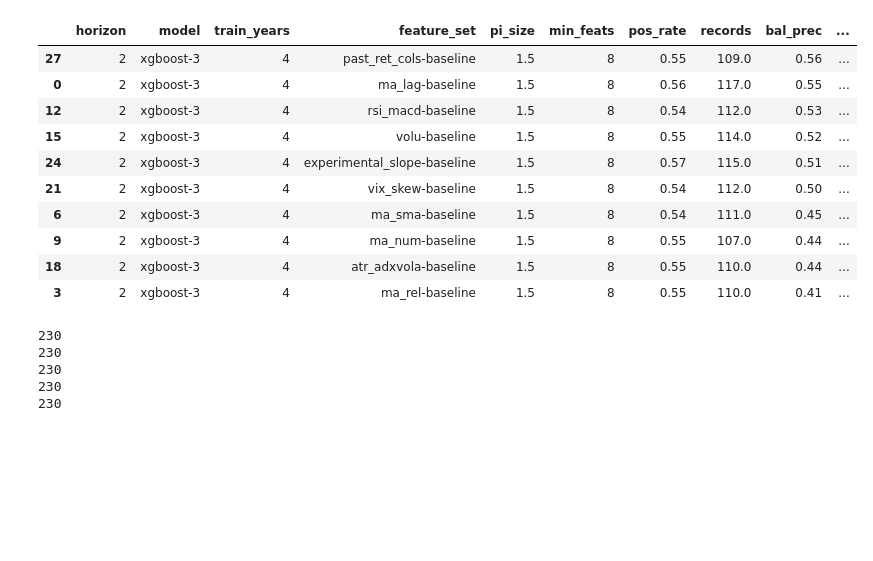
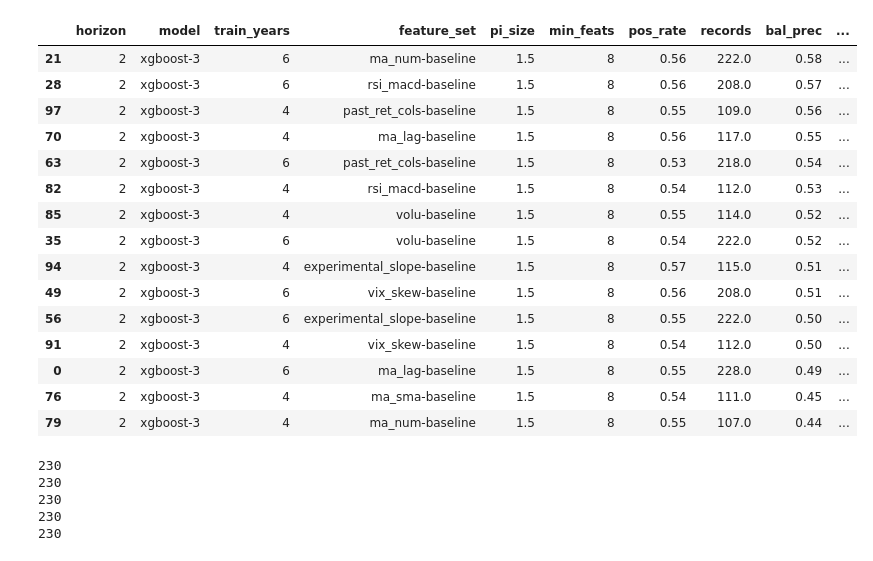
Before and after one commit to bchase17/Stocks, a Jupyter notebook: performance_assessment.ipynb, the cells around one changed output. Drawn from its saved outputs; the diff is of its cells as text; code cells hidden in the pictures; blank space fills up the shorter version.

Commit message:
baseline performance

```diff
--- a/performance_assessment.ipynb
+++ b/performance_assessment.ipynb
@@ -6,7 +6,7 @@ import importlib
 importlib.reload(min_features)
 importlib.reload(daily_return)
 
-perf_df = pd.read_csv("test.csv")
+perf_df = pd.read_csv("test2.csv")
 #perf_df = perf_df.drop_duplicates()
 perf_df['Date'] = perf_df['test_start']
 returns = [1, 2, 3, 5, 10, 20, 30]
@@ -105,44 +105,49 @@ def _metrics(min_th, cov_th, g: pd.DataFrame) -> pd.Series:
         f"cov_|{cov_th}|": cov,
         f"pprec_|{cov_th}|": prec_pos_th,
         f"nprec_|{cov_th}|": prec_neg_th,
     })
 
 min_th = .55
 cov_th = .75
 pred_df = perf_df[(perf_df["pred"] > min_th) | (perf_df["pred"] < (1 - min_th))].copy()
 metrics_df = (
     pred_df
     .dropna(subset=[y_col, p_col])
     .groupby(gcols, sort=False)
     .apply(lambda g: _metrics(min_th, cov_th, g), include_groups=False)
     .reset_index()
     .sort_values(["horizon", "mcc", "brier"], ascending=[True, False, True])
 )
 
 metrics_df['composite'] =  0.5*(metrics_df['bal_prec']) + 0.25*(metrics_df['mcc']) + .125*(1-(metrics_df['brier'])) + 0.1*((metrics_df[f'bal_prec_|{cov_th}|']) * (metrics_df[f'cov_|{cov_th}|']))
 # top per horizon (ranked by MCC desc, then Brier asc)
 top_by_horizon = (
     metrics_df
     .sort_values(["horizon", "composite", "log_loss"], ascending=[True, False, False])
     .groupby("horizon", as_index=False, sort=False)
-    .head(10)
+    .head(15)
 )
 
 #top_by_horizon.to_csv('top_performers.csv', index=False)
 top_by_horizon[top_by_horizon['horizon'] == 2].round(2)
 #top_by_horizon.round(2)
 # %% [output]
 |  | horizon | model | train_years | feature_set | pi_size | min_feats | pos_rate | records | bal_prec | ... |
-| 27 | 2 | xgboost-3 | 4 | past_ret_cols-baseline | 1.5 | 8 | 0.55 | 109.0 | 0.56 | ... |
-| 0 | 2 | xgboost-3 | 4 | ma_lag-baseline | 1.5 | 8 | 0.56 | 117.0 | 0.55 | ... |
-| 12 | 2 | xgboost-3 | 4 | rsi_macd-baseline | 1.5 | 8 | 0.54 | 112.0 | 0.53 | ... |
-| 15 | 2 | xgboost-3 | 4 | volu-baseline | 1.5 | 8 | 0.55 | 114.0 | 0.52 | ... |
-| 24 | 2 | xgboost-3 | 4 | experimental_slope-baseline | 1.5 | 8 | 0.57 | 115.0 | 0.51 | ... |
-| 21 | 2 | xgboost-3 | 4 | vix_skew-baseline | 1.5 | 8 | 0.54 | 112.0 | 0.50 | ... |
-| 6 | 2 | xgboost-3 | 4 | ma_sma-baseline | 1.5 | 8 | 0.54 | 111.0 | 0.45 | ... |
-| 9 | 2 | xgboost-3 | 4 | ma_num-baseline | 1.5 | 8 | 0.55 | 107.0 | 0.44 | ... |
-| 18 | 2 | xgboost-3 | 4 | atr_adxvola-baseline | 1.5 | 8 | 0.55 | 110.0 | 0.44 | ... |
-| 3 | 2 | xgboost-3 | 4 | ma_rel-baseline | 1.5 | 8 | 0.55 | 110.0 | 0.41 | ... |
+| 21 | 2 | xgboost-3 | 6 | ma_num-baseline | 1.5 | 8 | 0.56 | 222.0 | 0.58 | ... |
+| 28 | 2 | xgboost-3 | 6 | rsi_macd-baseline | 1.5 | 8 | 0.56 | 208.0 | 0.57 | ... |
+| 97 | 2 | xgboost-3 | 4 | past_ret_cols-baseline | 1.5 | 8 | 0.55 | 109.0 | 0.56 | ... |
+| 70 | 2 | xgboost-3 | 4 | ma_lag-baseline | 1.5 | 8 | 0.56 | 117.0 | 0.55 | ... |
+| 63 | 2 | xgboost-3 | 6 | past_ret_cols-baseline | 1.5 | 8 | 0.53 | 218.0 | 0.54 | ... |
+| 82 | 2 | xgboost-3 | 4 | rsi_macd-baseline | 1.5 | 8 | 0.54 | 112.0 | 0.53 | ... |
+| 85 | 2 | xgboost-3 | 4 | volu-baseline | 1.5 | 8 | 0.55 | 114.0 | 0.52 | ... |
+| 35 | 2 | xgboost-3 | 6 | volu-baseline | 1.5 | 8 | 0.54 | 222.0 | 0.52 | ... |
+| 94 | 2 | xgboost-3 | 4 | experimental_slope-baseline | 1.5 | 8 | 0.57 | 115.0 | 0.51 | ... |
+| 49 | 2 | xgboost-3 | 6 | vix_skew-baseline | 1.5 | 8 | 0.56 | 208.0 | 0.51 | ... |
+| 56 | 2 | xgboost-3 | 6 | experimental_slope-baseline | 1.5 | 8 | 0.55 | 222.0 | 0.50 | ... |
+| 91 | 2 | xgboost-3 | 4 | vix_skew-baseline | 1.5 | 8 | 0.54 | 112.0 | 0.50 | ... |
+| 0 | 2 | xgboost-3 | 6 | ma_lag-baseline | 1.5 | 8 | 0.55 | 228.0 | 0.49 | ... |
+| 76 | 2 | xgboost-3 | 4 | ma_sma-baseline | 1.5 | 8 | 0.54 | 111.0 | 0.45 | ... |
+| 79 | 2 | xgboost-3 | 4 | ma_num-baseline | 1.5 | 8 | 0.55 | 107.0 | 0.44 | ... |
 # %%
 perf_df_2 = perf_df[(perf_df['horizon'] == 2) & (perf_df['model'] == 'xgboost-6')
                     & (perf_df['train_years'] == 4) & (perf_df['feature_set'] == 'pi_mirror_<6_1')
```
Also changed, not shown: 2 other files.
